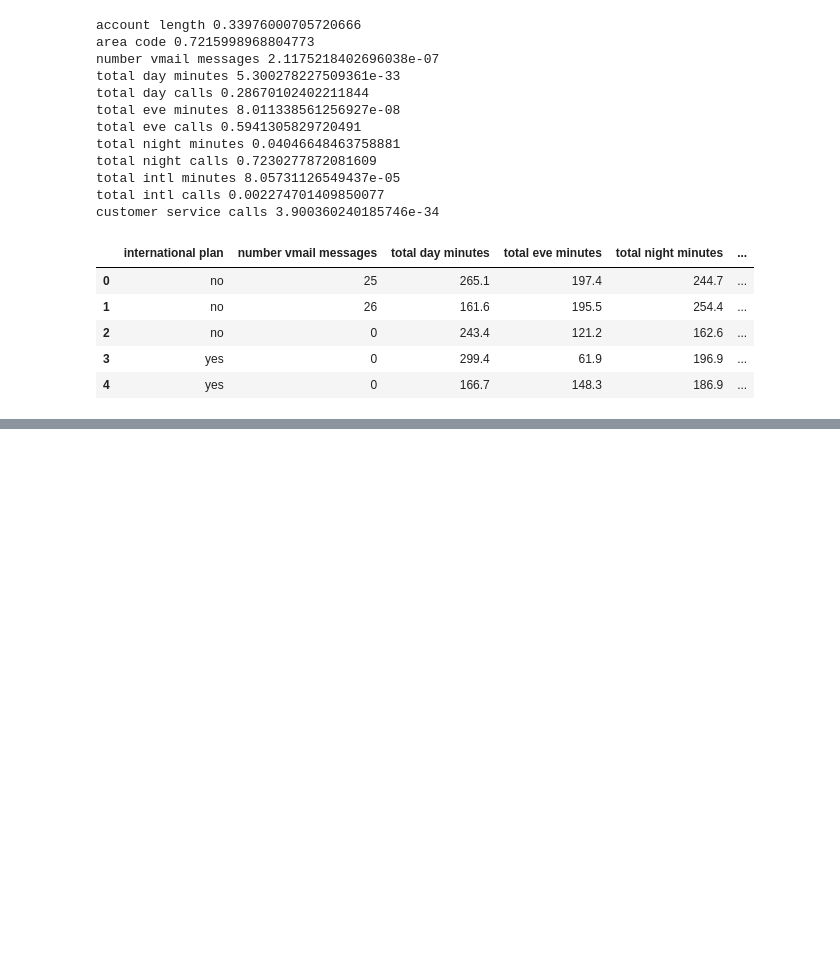
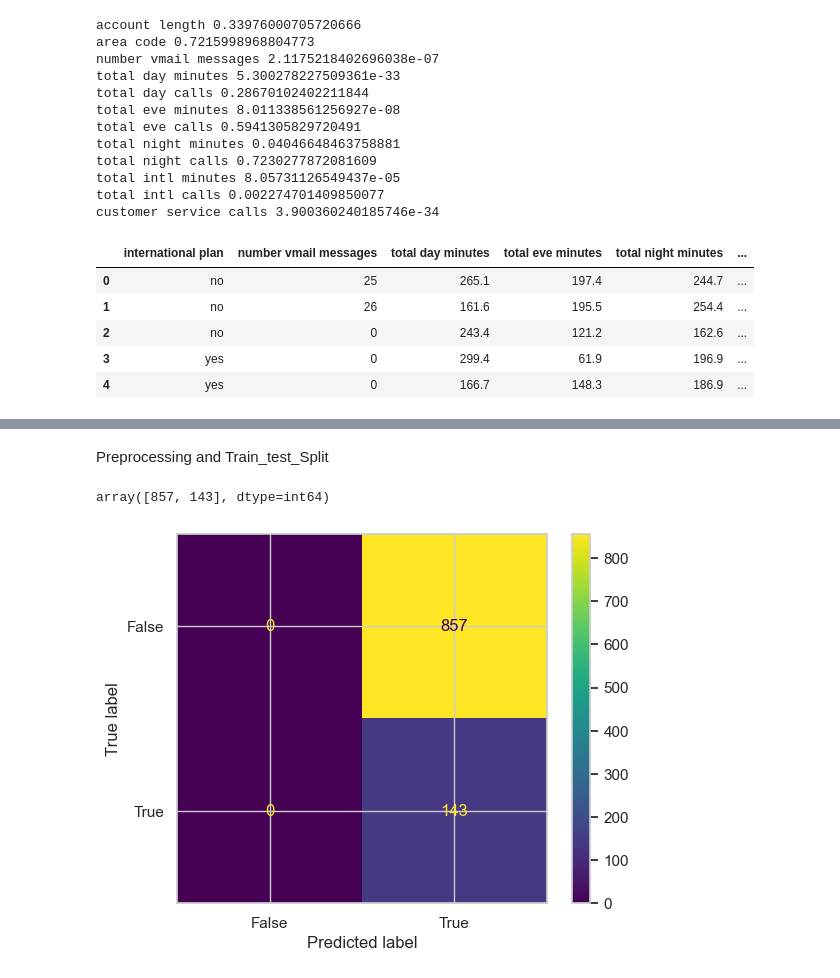
Before and after one commit to njerinjuguna/Customer-Churn, a Jupyter notebook: index.ipynb, the cells around one changed output, grey strips where cells are left out. Drawn from its saved outputs; the diff is of its cells as text; code cells hidden in the pictures; blank space fills up the shorter version.

```diff
--- a/index.ipynb
+++ b/index.ipynb
@@ -311,0 +315,13 @@ X.head()
+# %% [markdown]
+Preprocessing and Train_test_Split
+# %%
+from sklearn.model_selection import train_test_split
+
+X_train, X_test, y_train, y_test = train_test_split(X,y, test_size= 0.3, random_state=42)
+# %%
+# Encode "international plan" column
+from sklearn.preprocessing import LabelEncoder
+
+l_en = LabelEncoder()
+X_train["international plan"] = l_en.fit_transform(X_train["international plan"])
+X_test["international plan"] = l_en.transform(X_test["international plan"])
@@ -311,0 +333,12 @@ X.head()
+# %%
+np.bincount(y_test)
+# %% [output]
+array([857, 143], dtype=int64)
+# %%
+from sklearn.metrics import ConfusionMatrixDisplay
+from sklearn.dummy import DummyClassifier
+
+ConfusionMatrixDisplay.from_estimator(estimator=DummyClassifier(strategy='constant', constant=1).fit(X_train, y_train),
+                                       X=X_test, y=y_test);
+# %% [output]
+[figure, added]
```
Also changed, not shown: parts of 3 cells of this notebook.
